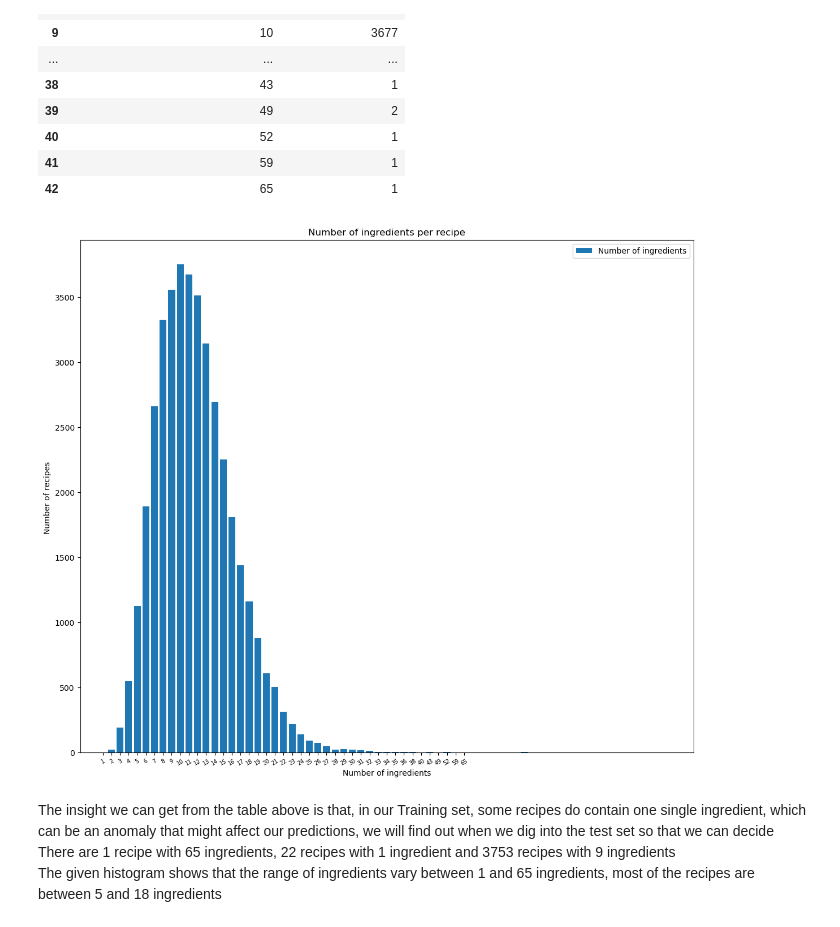
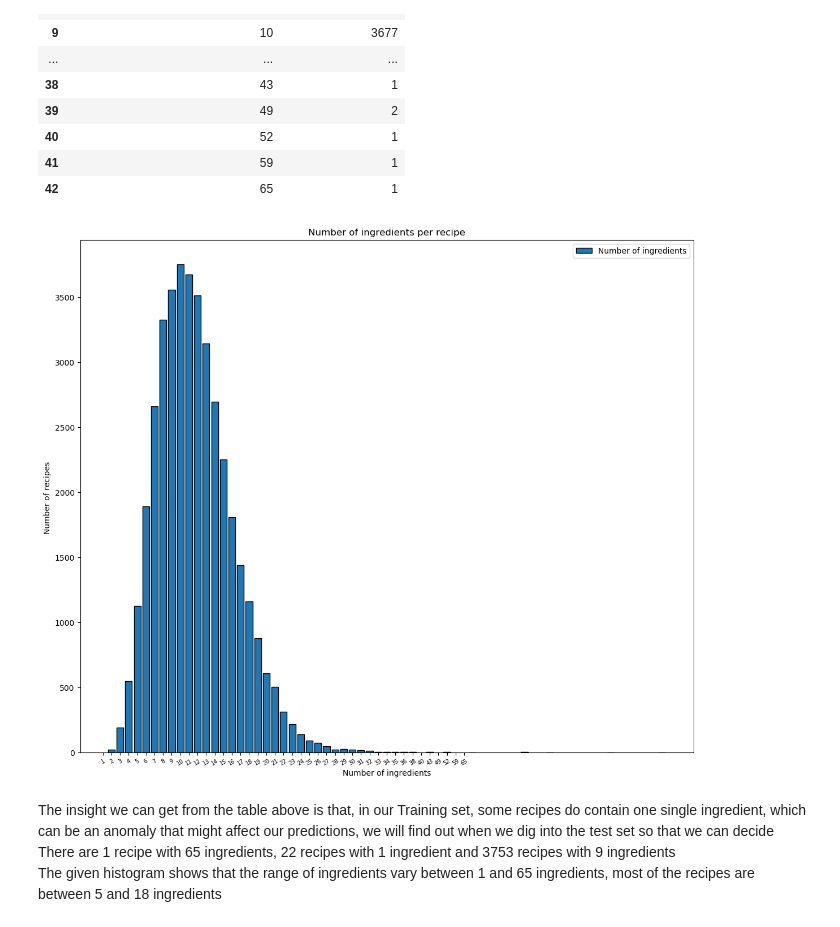
Before and after one commit to khalidBoufelfel/Whatscooking, a Jupyter notebook: Whats_cooking.ipynb, the cells around one changed output. Drawn from its saved outputs; the diff is of its cells as text; code cells hidden in the pictures.

```diff
--- a/Whats_cooking.ipynb
+++ b/Whats_cooking.ipynb
@@ -197,17 +203,18 @@ The number of ingredients per recipe is (recipes not necessarily identical) :
 # %%
 x_axis = n_recipes_per_meal["number_of_ingredients_per_recipe"].tolist()
 y_axis = n_recipes_per_meal["number_of_recipes"].tolist()
 index = np.arange(len(x_axis))
-plt.figure(figsize=(14, 12), dpi= 100, facecolor='w', edgecolor='k')
-plt.bar(x_axis, y_axis, label ="Number of ingredients")
+plt.style.use('fast')
+plt.figure(figsize=(14, 12), dpi= 100)
+plt.bar(x_axis, y_axis, label ="Number of ingredients", edgecolor="k")
 plt.xticks(index, x_axis, fontsize=7, rotation = 30)
 plt.xlabel("Number of ingredients", fontsize=10)
 plt.ylabel("Number of recipes ", fontsize=10)
 plt.legend()
 plt.title("Number of ingredients per recipe")
 plt.show()
 # %% [output]
-[figure, old version]
+[figure, new version]
 # %% [markdown]
 The insight we can get from the table above is that, in our Training set, some recipes do contain one single ingredient, which can be an anomaly that might affect our predictions, we will find out when we dig into the test set so that we can decide<br/>
 There are 1 recipe with 65 ingredients, 22 recipes with 1 ingredient and 3753 recipes with 9 ingredients <br/>
```
Also changed, not shown: parts of 24 cells of this notebook.
